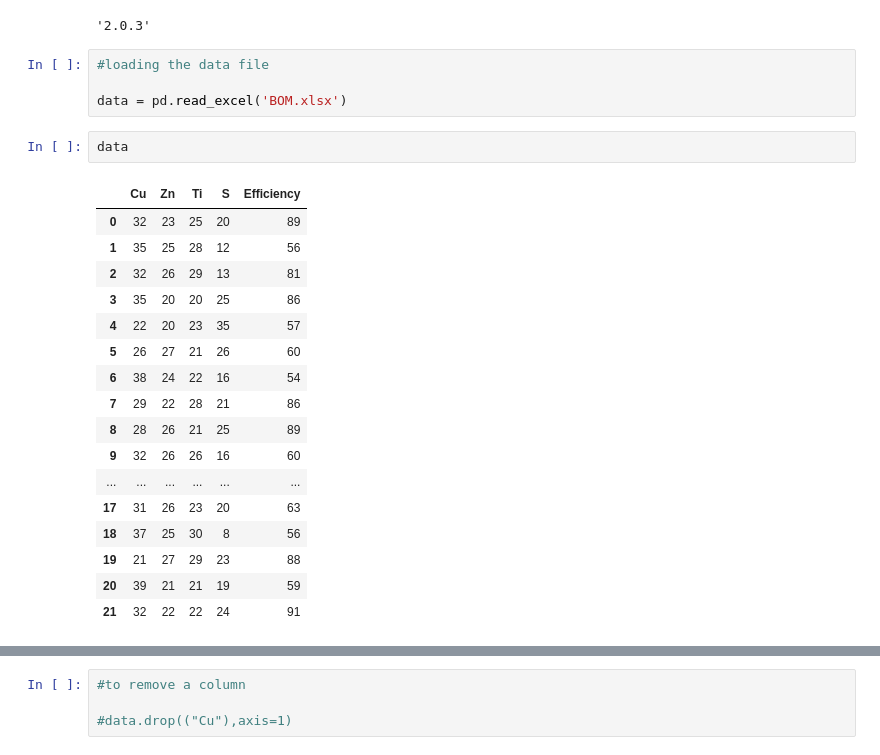
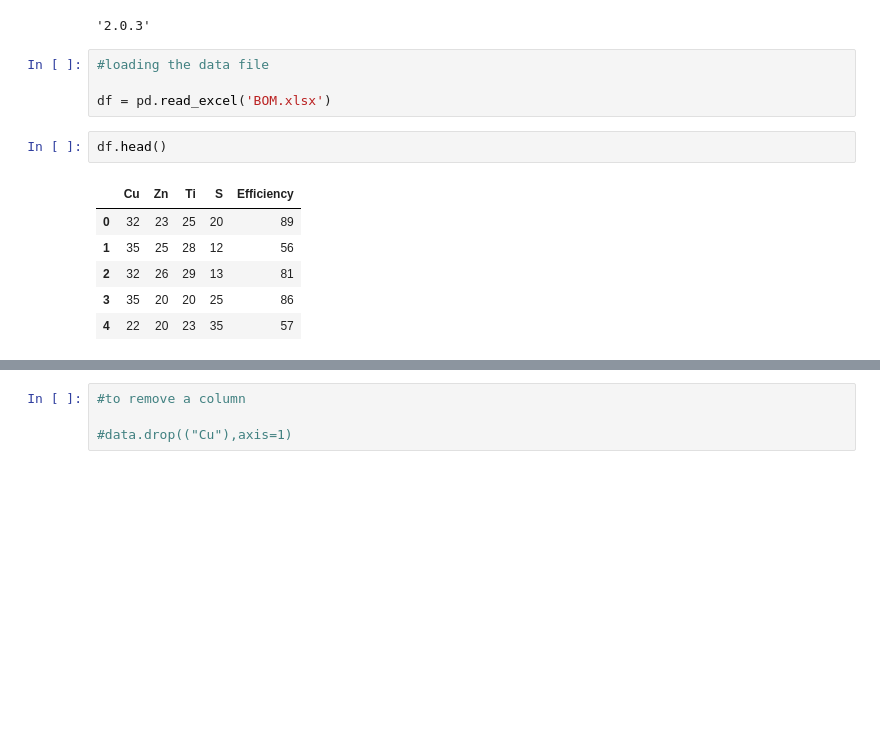
Before and after one commit to DissanayakeLYB/FYP-ML-Optimization-of-CZTS, a Jupyter notebook: coffee.ipynb, the cells around one changed output, grey strips where cells are left out. Saved outputs shown, nothing was run; the diff lists cells and outputs as text; blank space fills up the shorter version.

```diff
--- a/coffee.ipynb
+++ b/coffee.ipynb
@@ -13,25 +13,14 @@ pd.__version__
 # %%
 #loading the data file
 
-data = pd.read_excel('BOM.xlsx')
+df = pd.read_excel('BOM.xlsx')
-# %%
-data
-# %% [output]
-|  | Cu | Zn | Ti | S | Efficiency |
-| 0 | 32 | 23 | 25 | 20 | 89 |
-| 1 | 35 | 25 | 28 | 12 | 56 |
-| 2 | 32 | 26 | 29 | 13 | 81 |
-| 3 | 35 | 20 | 20 | 25 | 86 |
-| 4 | 22 | 20 | 23 | 35 | 57 |
-| 5 | 26 | 27 | 21 | 26 | 60 |
-| 6 | 38 | 24 | 22 | 16 | 54 |
-| 7 | 29 | 22 | 28 | 21 | 86 |
-| 8 | 28 | 26 | 21 | 25 | 89 |
-| 9 | 32 | 26 | 26 | 16 | 60 |
-| ... | ... | ... | ... | ... | ... |
-| 17 | 31 | 26 | 23 | 20 | 63 |
-| 18 | 37 | 25 | 30 | 8 | 56 |
-| 19 | 21 | 27 | 29 | 23 | 88 |
-| 20 | 39 | 21 | 21 | 19 | 59 |
-| 21 | 32 | 22 | 22 | 24 | 91 |
+# %%
+df.head()
+# %% [output]
+|  | Cu | Zn | Ti | S | Efficiency |
+| 0 | 32 | 23 | 25 | 20 | 89 |
+| 1 | 35 | 25 | 28 | 12 | 56 |
+| 2 | 32 | 26 | 29 | 13 | 81 |
+| 3 | 35 | 20 | 20 | 25 | 86 |
+| 4 | 22 | 20 | 23 | 35 | 57 |
 # %%
```
Also changed, not shown: parts of 6 cells of this notebook.
